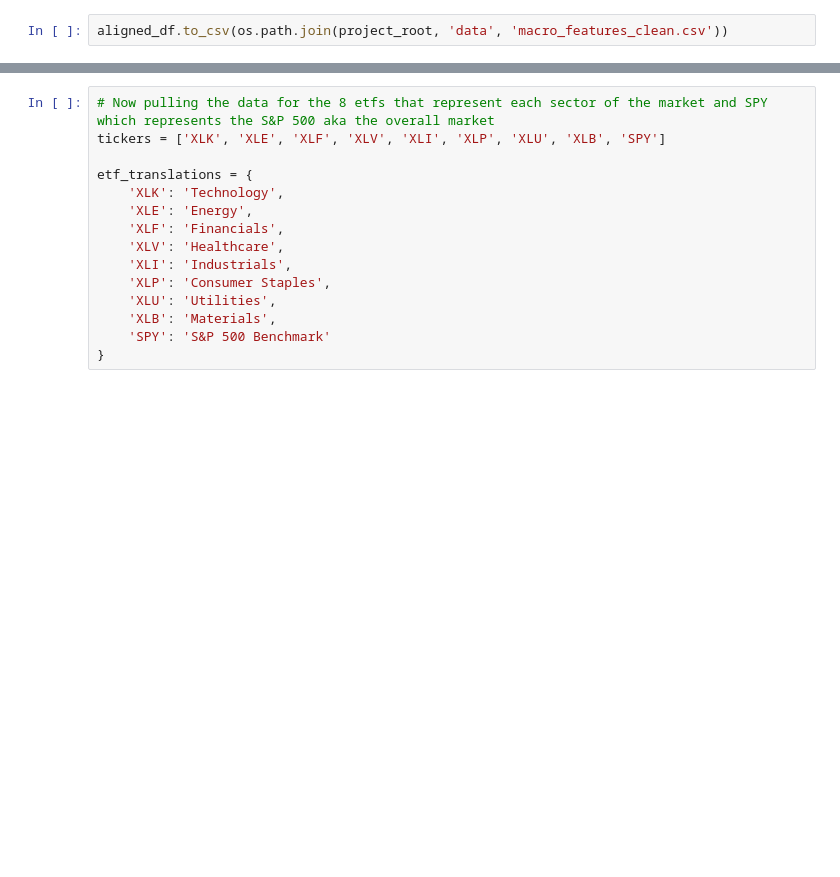
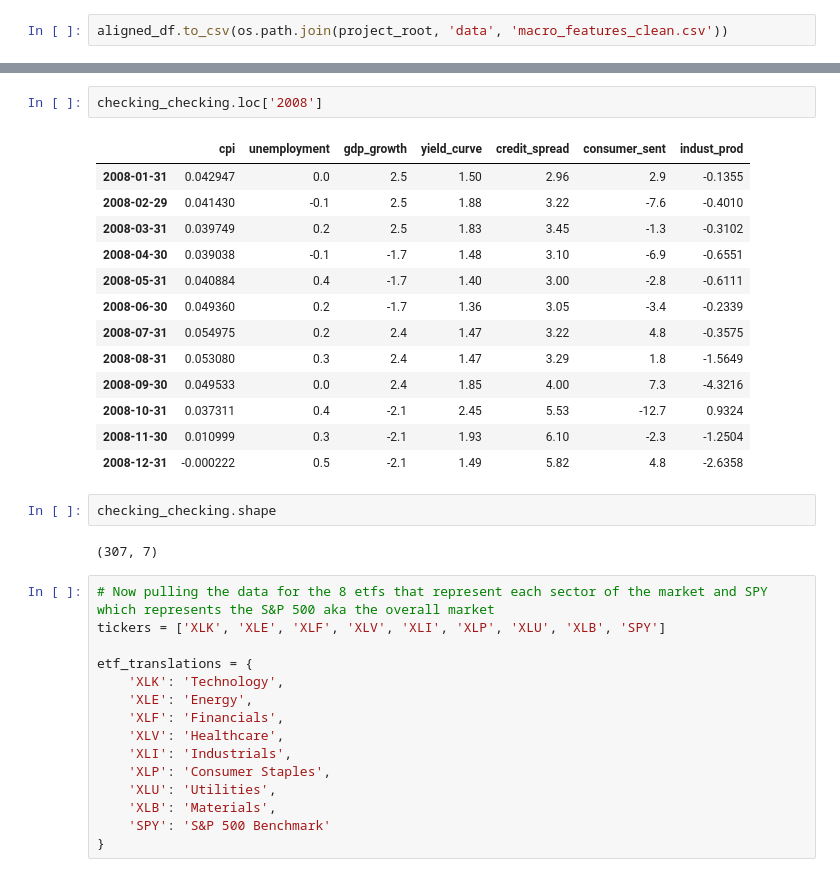
Before and after one commit to NamanSoni31/macro-regime-classifier, a Jupyter notebook: notebooks/01_data_collection.ipynb, the cells around one changed output, grey strips where cells are left out. Cells and saved outputs as stored; diff of their text form; blank space fills up the shorter version.

```diff
--- a/notebooks/01_data_collection.ipynb
+++ b/notebooks/01_data_collection.ipynb
@@ -192,3 +209,23 @@ aligned_df.to_csv(os.path.join(project_root, 'data', 'macro_features_clean.csv')
+# %%
+checking_checking.loc['2008']
+# %% [output]
+|  | cpi | unemployment | gdp_growth | yield_curve | credit_spread | consumer_sent | indust_prod |
+| 2008-01-31 | 0.042947 | 0.0 | 2.5 | 1.50 | 2.96 | 2.9 | -0.1355 |
+| 2008-02-29 | 0.041430 | -0.1 | 2.5 | 1.88 | 3.22 | -7.6 | -0.4010 |
+| 2008-03-31 | 0.039749 | 0.2 | 2.5 | 1.83 | 3.45 | -1.3 | -0.3102 |
+| 2008-04-30 | 0.039038 | -0.1 | -1.7 | 1.48 | 3.10 | -6.9 | -0.6551 |
+| 2008-05-31 | 0.040884 | 0.4 | -1.7 | 1.40 | 3.00 | -2.8 | -0.6111 |
+| 2008-06-30 | 0.049360 | 0.2 | -1.7 | 1.36 | 3.05 | -3.4 | -0.2339 |
+| 2008-07-31 | 0.054975 | 0.2 | 2.4 | 1.47 | 3.22 | 4.8 | -0.3575 |
+| 2008-08-31 | 0.053080 | 0.3 | 2.4 | 1.47 | 3.29 | 1.8 | -1.5649 |
+| 2008-09-30 | 0.049533 | 0.0 | 2.4 | 1.85 | 4.00 | 7.3 | -4.3216 |
+| 2008-10-31 | 0.037311 | 0.4 | -2.1 | 2.45 | 5.53 | -12.7 | 0.9324 |
+| 2008-11-30 | 0.010999 | 0.3 | -2.1 | 1.93 | 6.10 | -2.3 | -1.2504 |
+| 2008-12-31 | -0.000222 | 0.5 | -2.1 | 1.49 | 5.82 | 4.8 | -2.6358 |
+# %%
+checking_checking.shape
+# %% [output]
+(307, 7)
 # %%
 # Now pulling the data for the 8 etfs that represent each sector of the market and SPY which represents the S&P 500 aka the overall market
 tickers = ['XLK', 'XLE', 'XLF', 'XLV', 'XLI', 'XLP', 'XLU', 'XLB', 'SPY']
```
Also changed, not shown: parts of 6 cells of this notebook.
